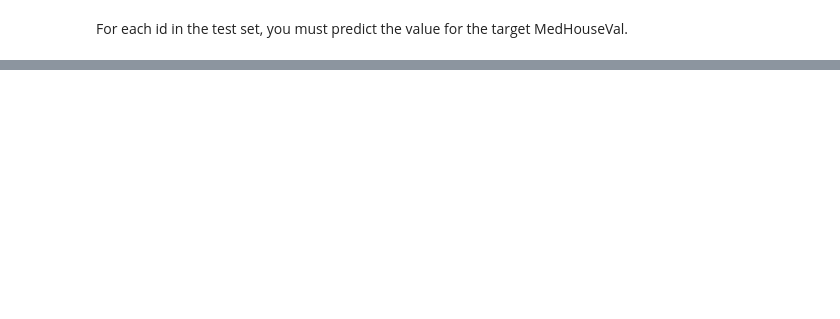
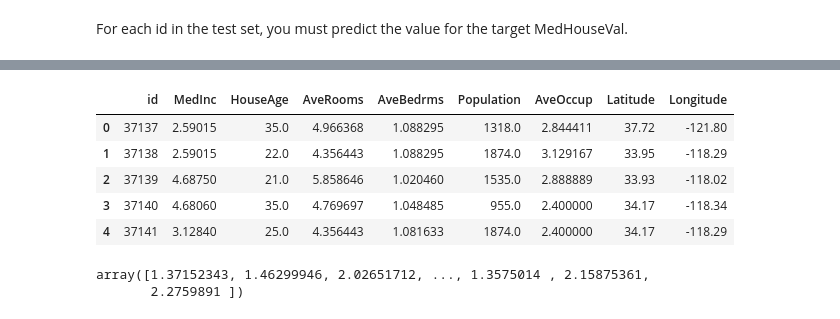
Before and after one commit to hibiki333155555/kaggle_playground2, a Jupyter notebook: EDA.ipynb, the cells around one changed output, grey strips where cells are left out. Saved outputs shown, nothing was run; the diff lists cells and outputs as text; code cells hidden in the pictures; blank space fills up the shorter version.

```diff
--- a/EDA.ipynb
+++ b/EDA.ipynb
@@ -56,0 +125,8 @@ sns.heatmap(data)
+# %%
+for column in df_test.iloc[:,1:]:
+    quantile1=df_test[column].quantile(0.25)
+    quantile2=df_test[column].quantile(0.75)
+    df_test[column]=np.where(df_test[column]<quantile1,quantile1,df_test[column])
+    df_test[column]=np.where(df_test[column]>quantile2,quantile2,df_test[column])
+    s = round(df_test[column].skew(),6)
+    print(s)
@@ -56,0 +142,9 @@ sns.heatmap(data)
+# %%
+df_test.head()
+# %% [output]
+|  | id | MedInc | HouseAge | AveRooms | AveBedrms | Population | AveOccup | Latitude | Longitude |
+| 0 | 37137 | 2.59015 | 35.0 | 4.966368 | 1.088295 | 1318.0 | 2.844411 | 37.72 | -121.80 |
+| 1 | 37138 | 2.59015 | 22.0 | 4.356443 | 1.088295 | 1874.0 | 3.129167 | 33.95 | -118.29 |
+| 2 | 37139 | 4.68750 | 21.0 | 5.858646 | 1.020460 | 1535.0 | 2.888889 | 33.93 | -118.02 |
+| 3 | 37140 | 4.68060 | 35.0 | 4.769697 | 1.048485 | 955.0 | 2.400000 | 34.17 | -118.34 |
+| 4 | 37141 | 3.12840 | 25.0 | 4.356443 | 1.081633 | 1874.0 | 2.400000 | 34.17 | -118.29 |
@@ -56,0 +156,19 @@ sns.heatmap(data)
+# %%
+from sklearn.ensemble import GradientBoostingRegressor
+reg1 = GradientBoostingRegressor(random_state=1)
+
+from sklearn.ensemble import RandomForestRegressor
+reg2 = RandomForestRegressor(random_state=1)
+
+from sklearn.linear_model import LinearRegression
+reg3 = LinearRegression()
+
+from sklearn.ensemble import VotingRegressor
+regressor = VotingRegressor(estimators=[('gb', reg1), ('rf', reg2), ('lir', reg3)])
+
+regressor.fit(X_train, y_train)
+prediction = regressor.predict(X_test)
+prediction
+# %% [output]
+array([1.37152343, 1.46299946, 2.02651712, ..., 1.3575014 , 2.15875361,
+       2.2759891 ])
```
Also changed, not shown: parts of 20 cells of this notebook.
